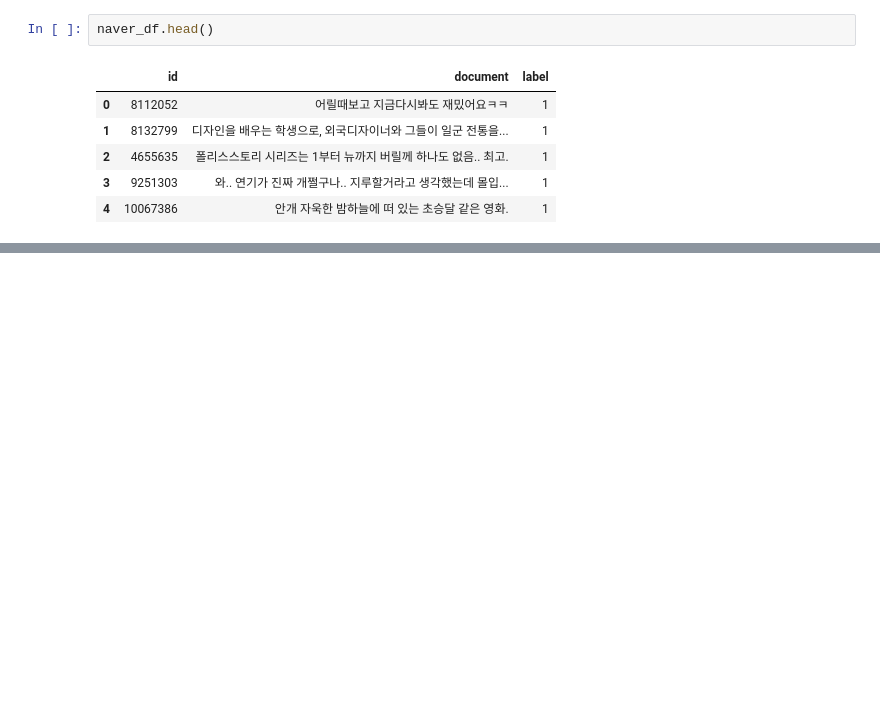
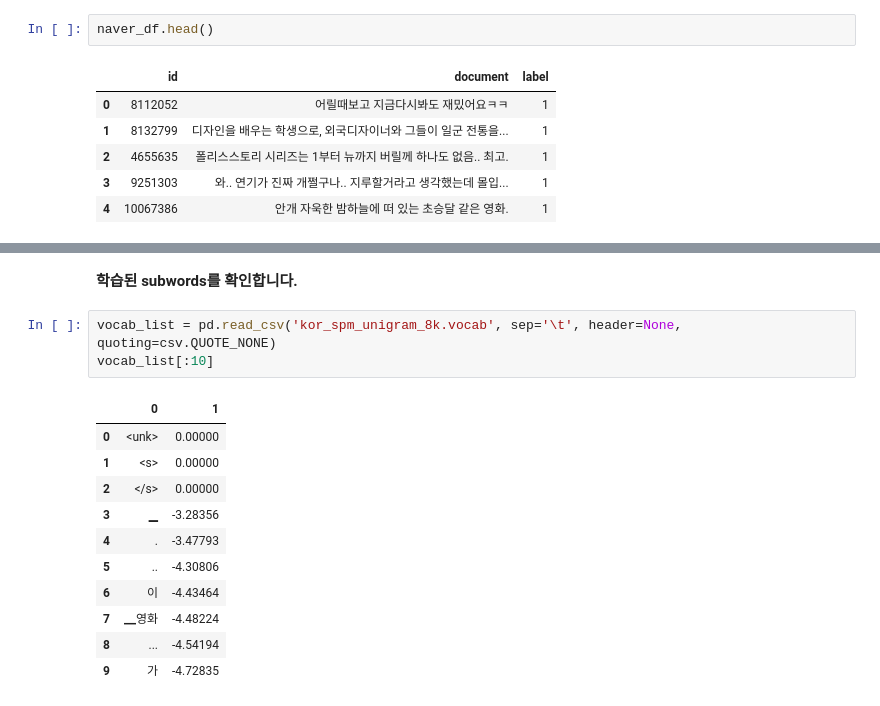
Before and after one commit to miinkang/AI_Project_AIFFEL, a Jupyter notebook: [GD-1]SentencePiece.ipynb, the cells around one changed output, grey strips where cells are left out. Saved outputs shown, nothing was run; the diff lists cells and outputs as text; blank space fills up the shorter version.

```diff
--- a/[GD-1]SentencePiece.ipynb
+++ b/[GD-1]SentencePiece.ipynb
@@ -131,0 +415,17 @@ FileNotFoundError: [Errno 2] No such file or directory: '/home/aiffel-dj26/aiffe
+# %% [markdown]
+**학습된 subwords를 확인합니다.**
+# %%
+vocab_list = pd.read_csv('kor_spm_unigram_8k.vocab', sep='\t', header=None, quoting=csv.QUOTE_NONE)
+vocab_list[:10]
+# %% [output]
+|  | 0 | 1 |
+| 0 | <unk> | 0.00000 |
+| 1 | <s> | 0.00000 |
+| 2 | </s> | 0.00000 |
+| 3 | ▁ | -3.28356 |
+| 4 | . | -3.47793 |
+| 5 | .. | -4.30806 |
+| 6 | 이 | -4.43464 |
+| 7 | ▁영화 | -4.48224 |
+| 8 | ... | -4.54194 |
+| 9 | 가 | -4.72835 |
```
Also changed, not shown: parts of 44 cells of this notebook.
